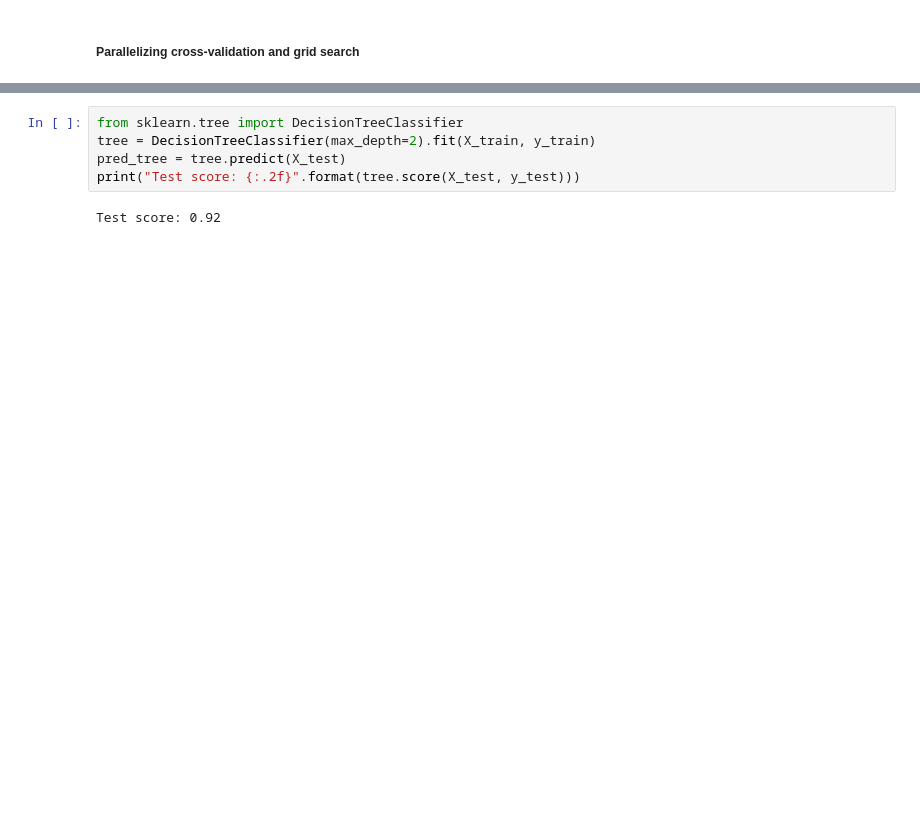
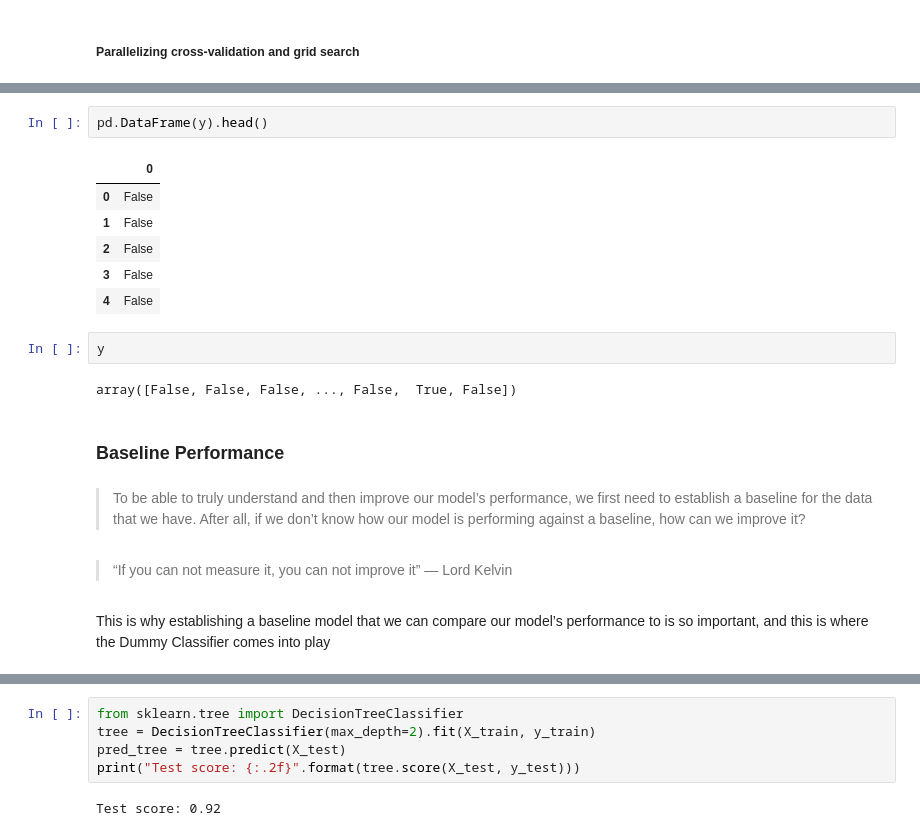
Before and after one commit to shmuhammadd/Introduction_to_machine_learning_with_Pyhon, a Jupyter notebook: 05-model-evaluation-and-improvement.ipynb, the cells around one changed output, grey strips where cells are left out. Drawn from its saved outputs; the diff is of its cells as text; blank space fills up the shorter version.

```diff
--- a/05-model-evaluation-and-improvement.ipynb
+++ b/05-model-evaluation-and-improvement.ipynb
@@ -851,0 +930,21 @@ X_train, X_test, y_train, y_test = train_test_split(
+# %%
+pd.DataFrame(y).head()
+# %% [output]
+|  | 0 |
+| 0 | False |
+| 1 | False |
+| 2 | False |
+| 3 | False |
+| 4 | False |
+# %%
+y
+# %% [output]
+array([False, False, False, ..., False,  True, False])
+# %% [markdown]
+### Baseline Performance
+# %% [markdown]
+> To be able to truly understand and then improve our model’s performance, we first need to establish a baseline for the data that we have. After all, if we don’t know how our model is performing against a baseline, how can we improve it?
+# %% [markdown]
+> “If you can not measure it, you can not improve it” — Lord Kelvin
+# %% [markdown]
+This is why establishing a baseline model that we can compare our model’s performance to is so important, and this is where the Dummy Classifier comes into play
```
Also changed, not shown: parts of 96 cells of this notebook, 2 other files.
